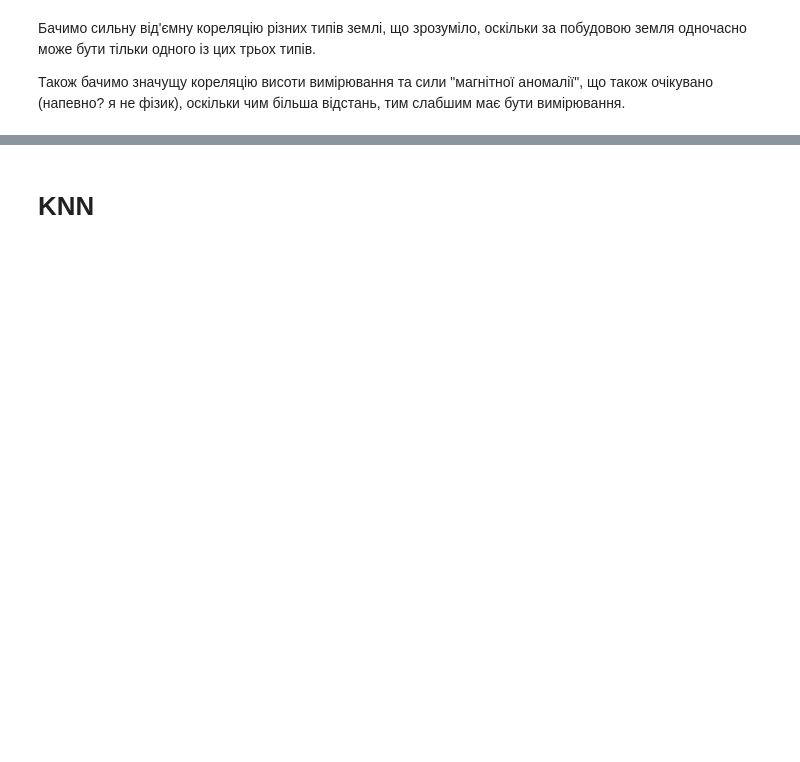
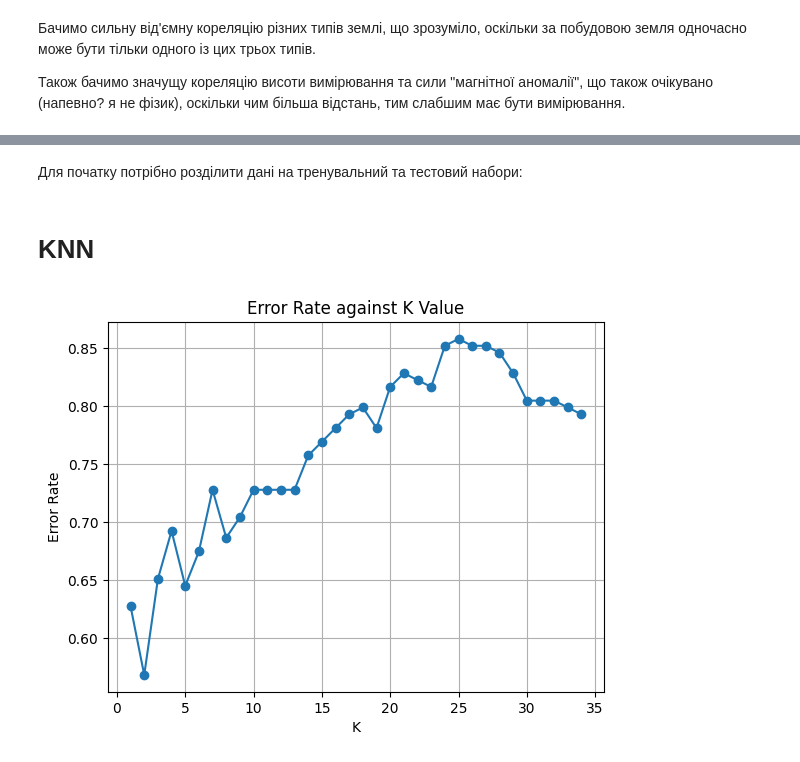
Before and after one commit to Matwitch/Lab1_Classification, a Jupyter notebook: lab.ipynb, the cells around one changed output, grey strips where cells are left out. Saved outputs shown, nothing was run; the diff lists cells and outputs as text; code cells hidden in the pictures; blank space fills up the shorter version.

```diff
--- a/lab.ipynb
+++ b/lab.ipynb
@@ -126,2 +136,37 @@ for i in range(len(feature_names)):
+# %% [markdown]
+Для початку потрібно розділити дані на тренувальний та тестовий набори:
+# %%
+from sklearn.model_selection import train_test_split
+
+enc_m = LabelEncoder()
+enc_m.fit(["0.", "1. No mine", "2. Anti-Tank", "3. Anti-Personnel", "4. Booby-Trap", "5. M14"])
+DF['Mine'] = enc_m.inverse_transform(DF['Mine'])
+class_names = list(DF['Mine'].unique())
+
+X = DF.drop(['Mine'], axis=1)
+Y = DF['Mine']
+
+X_train, X_test, Y_train, Y_test = train_test_split(X, Y, test_size=0.5)
 # %% [markdown]
 # KNN
+# %%
+from sklearn.neighbors import KNeighborsClassifier
+from sklearn.metrics import classification_report,confusion_matrix, accuracy_score, precision_score
+import numpy as np
+
+error_rate = []
+K = range(1, 35)
+
+for k in K:
+    knn = KNeighborsClassifier(n_neighbors=k, p=2, weights='uniform')
+    knn.fit(X_train, Y_train)
+    pred = knn.predict(X_test)
+    error_rate.append(np.mean(pred != Y_test))
+
+plt.plot(K, error_rate, marker='o')
+plt.title('Error Rate against K Value')
+plt.xlabel('K')
+plt.ylabel('Error Rate')
+plt.grid()
+# %% [output]
+[figure, added]
```
Also changed, not shown: parts of 13 cells of this notebook, 2 other files.
